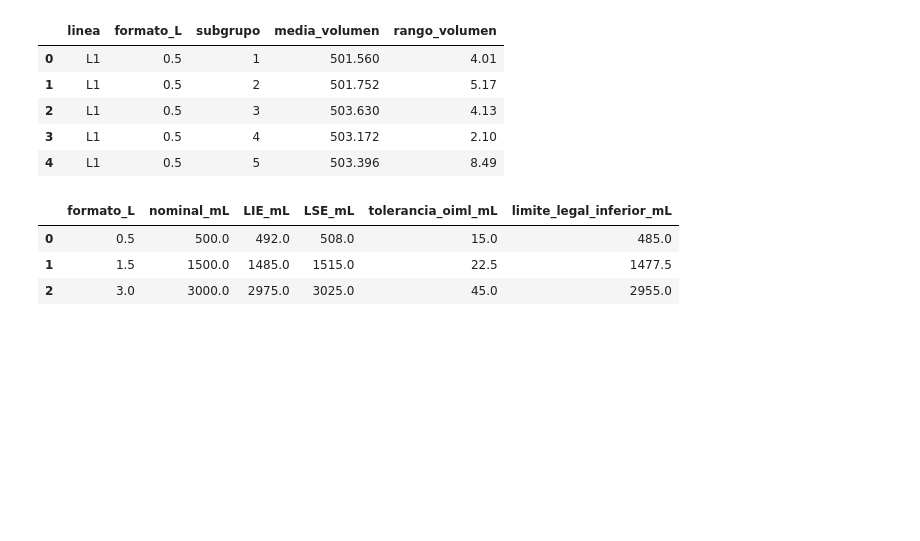
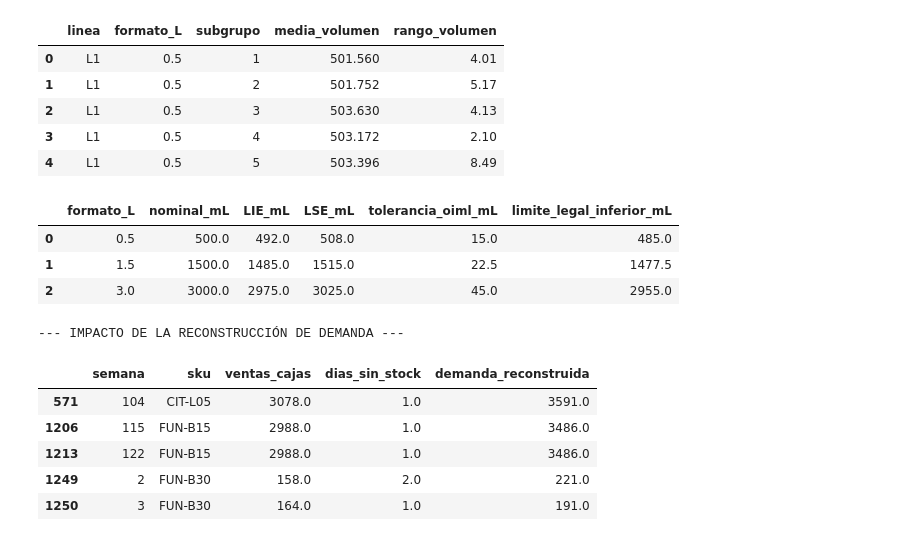
Before and after one commit to tipismaca/Trabajo-Bebidas-del-Maipo-SA, a Jupyter notebook: CasodeEstudio.ipynb, the cells around one changed output. Drawn from its saved outputs; the diff is of its cells as text; code cells hidden in the pictures; blank space fills up the shorter version.

```diff
--- a/CasodeEstudio.ipynb
+++ b/CasodeEstudio.ipynb
@@ -434,3 +434,36 @@ display(df_especificaciones)
 | 0 | 0.5 | 500.0 | 492.0 | 508.0 | 15.0 | 485.0 |
 | 1 | 1.5 | 1500.0 | 1485.0 | 1515.0 | 22.5 | 1477.5 |
 | 2 | 3.0 | 3000.0 | 2975.0 | 3025.0 | 45.0 | 2955.0 |
+# %%
+# PARTE B - PASO 1: TRATAMIENTO DE LA CENSURA (VENTAS VS DEMANDA)
+
+# 1. Cargar archivo de demanda
+df_demanda = pd.read_csv(ruta_base + 'demanda_semanal.csv', parse_dates=['fecha_lunes'])
+
+# 2. Reconstrucción de la demanda real
+# Supuesto: La demanda se distribuye de manera uniforme en los 7 días de la semana.
+# Tasa diaria = ventas_cajas / días_con_stock. Demanda total = Tasa diaria * 7.
+
+df_demanda['dias_con_stock'] = 7 - df_demanda['dias_sin_stock']
+
+# Calculamos la demanda reconstruida evitando división por cero si estuvo 7 días sin stock
+df_demanda['demanda_reconstruida'] = np.where(
+    df_demanda['dias_con_stock'] > 0,
+    (df_demanda['ventas_cajas'] / df_demanda['dias_con_stock']) * 7,
+    0
+)
+
+# Redondeamos porque no existen fracciones de caja vendida
+df_demanda['demanda_reconstruida'] = df_demanda['demanda_reconstruida'].round()
+
+print("--- IMPACTO DE LA RECONSTRUCCIÓN DE DEMANDA ---")
+censura = df_demanda[df_demanda['dias_sin_stock'] > 0].head()
+display(censura[['semana', 'sku', 'ventas_cajas', 'dias_sin_stock', 'demanda_reconstruida']])
+# %% [output]
+--- IMPACTO DE LA RECONSTRUCCIÓN DE DEMANDA ---
+|  | semana | sku | ventas_cajas | dias_sin_stock | demanda_reconstruida |
+| 571 | 104 | CIT-L05 | 3078.0 | 1.0 | 3591.0 |
+| 1206 | 115 | FUN-B15 | 2988.0 | 1.0 | 3486.0 |
+| 1213 | 122 | FUN-B15 | 2988.0 | 1.0 | 3486.0 |
+| 1249 | 2 | FUN-B30 | 158.0 | 2.0 | 221.0 |
+| 1250 | 3 | FUN-B30 | 164.0 | 1.0 | 191.0 |
```
Also changed, not shown: parts of 3 cells of this notebook.
